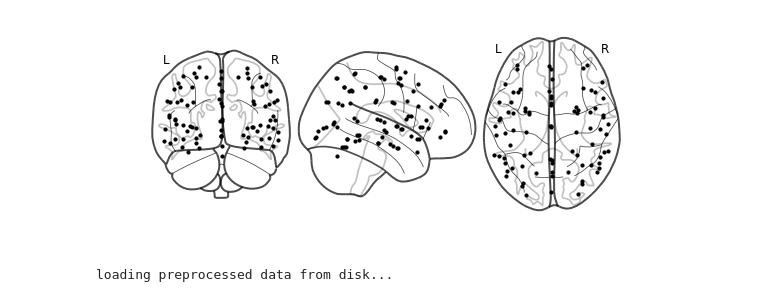
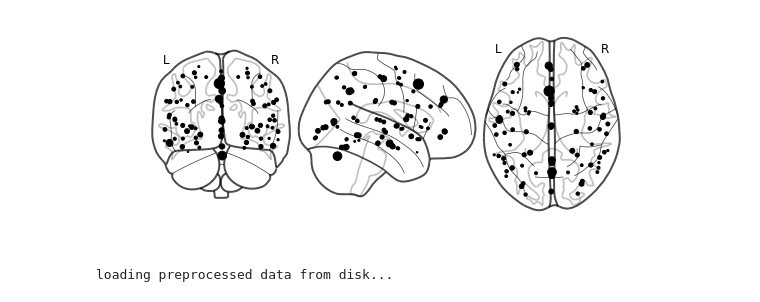
Before and after one commit to ContextLab/directed-forgetting-network-dynamics, a Jupyter notebook: code/network_analyses.ipynb, the cells around one changed output. Drawn from its saved outputs; the diff is of its cells as text; code cells hidden in the pictures.

```diff
--- a/code/network_analyses.ipynb
+++ b/code/network_analyses.ipynb
@@ -46,16 +48,19 @@ def plot_cluster_centers(mask, node_color='k', node_size=10, **kwargs):
     locs = mask_bo.locs
 
     centers = np.zeros([data.shape[0], locs.shape[1]])
+    widths = np.zeros([data.shape[0], 1])
+
     for k in np.arange(data.shape[0]):
         centers[k, :] = locs.iloc[np.where(data.iloc[k, :] == 1)[0], :].mean(axis=0)
+        widths[k] = np.sqrt(((locs.iloc[np.where(data.iloc[k, :] == 1)[0], :] - centers[k, :]) ** 2).sum(axis=1)).mean(axis=0)
 
-    nl.plotting.plot_connectome(np.eye(centers.shape[0]), centers, node_color=node_color, node_size=node_size, **kwargs)
-    return centers
+    nl.plotting.plot_connectome(np.eye(centers.shape[0]), centers, node_color=node_color, node_size=(widths ** 2) / 10, **kwargs)
+    return centers, widths
 # %%
 mask = nib.load(cluster_masks)
-c = plot_cluster_centers(mask)
+centers, widths = plot_cluster_centers(mask)
 # %% [output]
-[figure, old version]
+[figure, new version]
 # %%
 def package_data(masked_data, nii_files, regressor_files):
     nii_subjs = list(map(lambda f: f.split('/')[-1][:-len('.nii')], nii_files))
```
Also changed, not shown: parts of 16 cells of this notebook, 1 other file.
